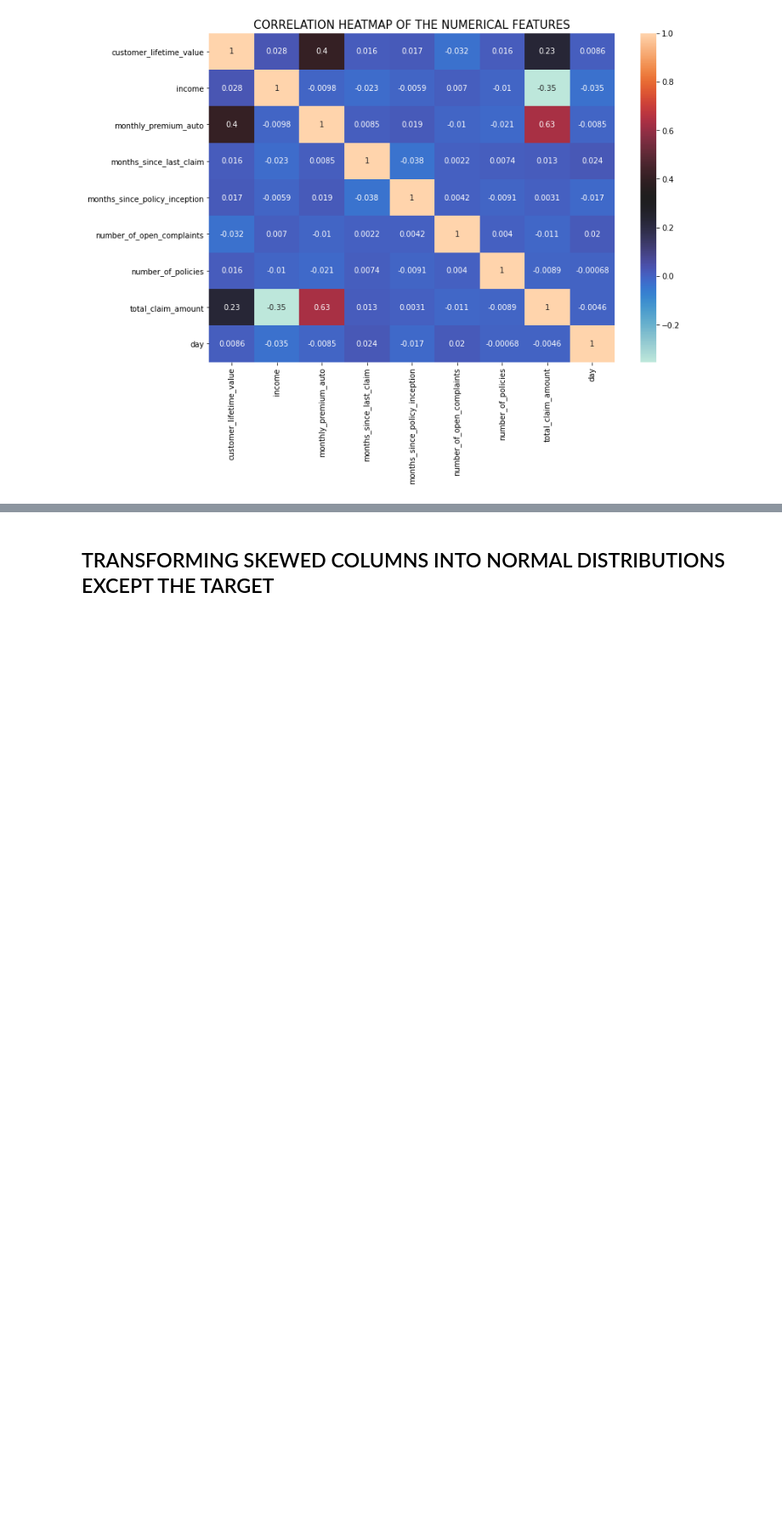
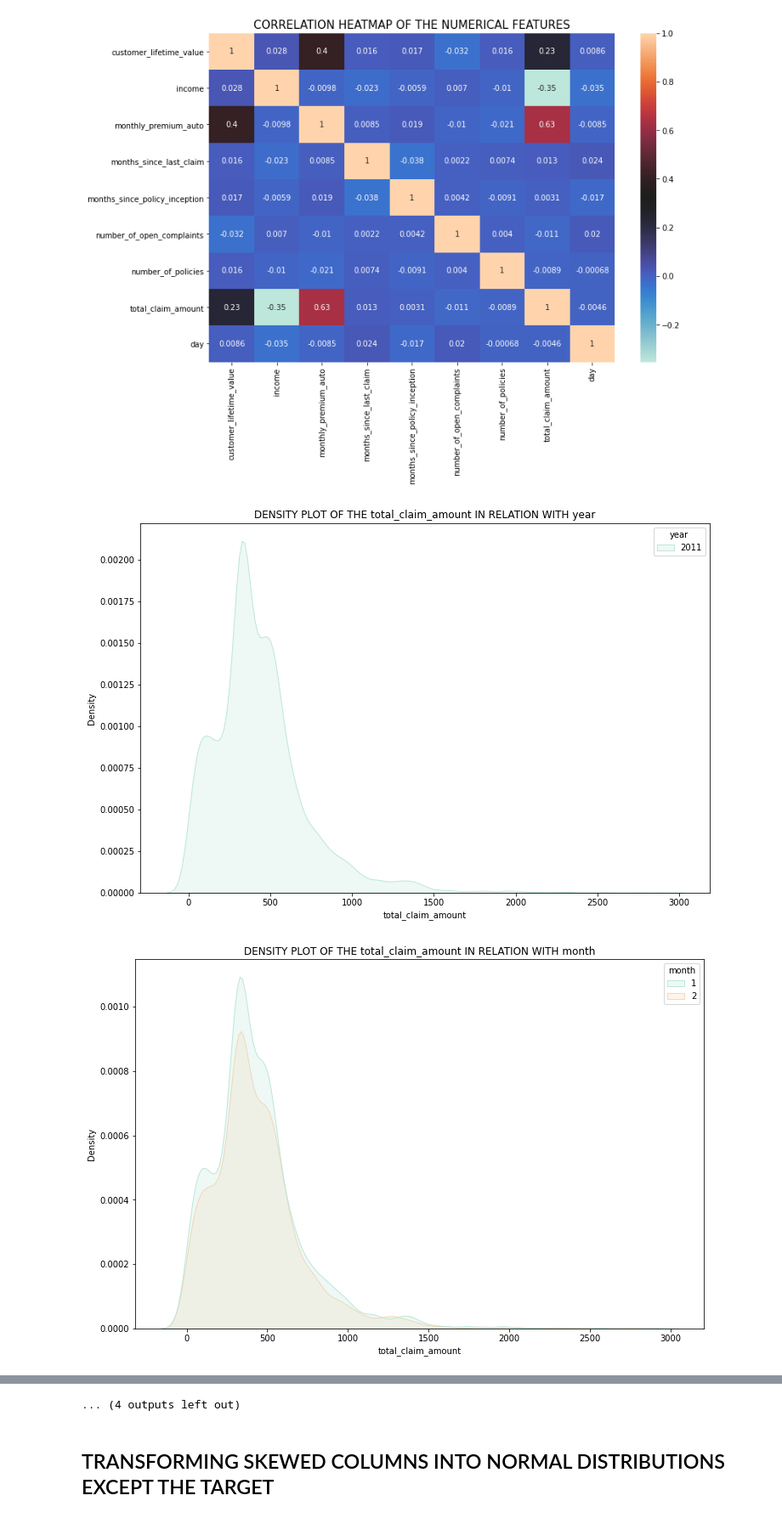
Before and after one commit to sergioaisolutions/lab-customer-analysis-final-round, a Jupyter notebook: solution.ipynb, the cells around one changed output, grey strips where cells are left out. Shown at 85% size. Cells and saved outputs as stored; diff of their text form; code cells hidden in the pictures; blank space fills up the shorter version.

Commit message:
deeper EDA - categoricals vs target

```diff
--- a/solution.ipynb
+++ b/solution.ipynb
@@ -225,3 +225,23 @@ def correlation_map(numerical_dataframe, columns_to_avoid):
 correlation_map(mkt_customer_num_data, ['year', 'month'])
 # %% [output]
 [figure]
+# %%
+def categorical_per_target(numerical_dataframe, categorical_dataframe, to_categorical_columns, target):
+
+    dataframe = pd.concat([numerical_dataframe, categorical_dataframe], axis = 1)
+    dataframe[to_categorical_columns] = dataframe[to_categorical_columns].astype('object')
+    categorical_columns = dataframe.select_dtypes(include = object)
+
+    for column in categorical_columns:
+
+        fig = plt.figure(figsize = (12, 8))
+        sns.kdeplot(x = target, hue = column, data = dataframe, fill = True, palette = 'icefire')
+        plt.title(f'DENSITY PLOT OF THE {target.upper()} IN RELATION WITH {column.upper()}', fontsize = 14)
+        plt.show()
+
+    return None
+
+categorical_per_target(mkt_customer_num_data, mkt_customer_cat_data, ['month', 'year'], 'total_claim_amount')
+# %% [output]
+[figure, added]
+[figure, added]
@@ -228,3 +258,4 @@ correlation_map(mkt_customer_num_data, ['year', 'month'])
+... (4 outputs left out)
 # %% [markdown]
 <h2>TRANSFORMING SKEWED COLUMNS INTO NORMAL DISTRIBUTIONS EXCEPT THE TARGET</h2>
 # %%
```
Also changed, not shown: parts of 1 cell of this notebook.
